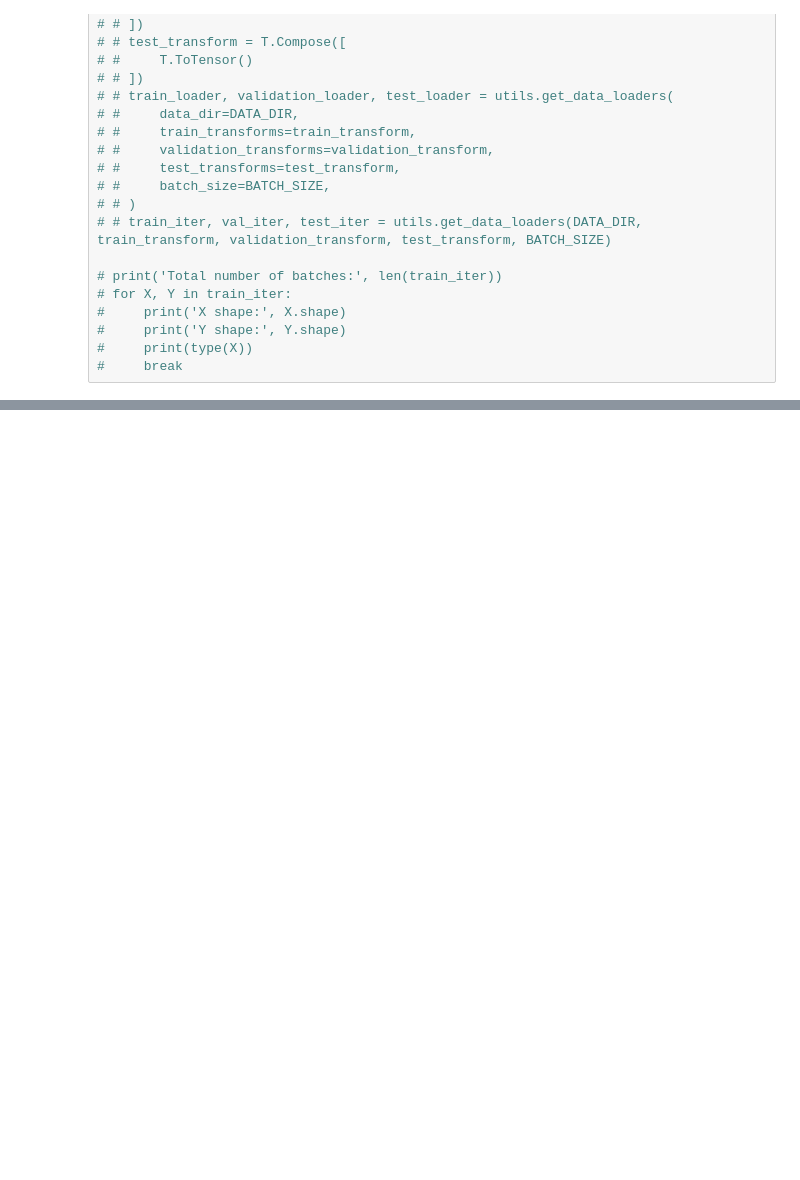
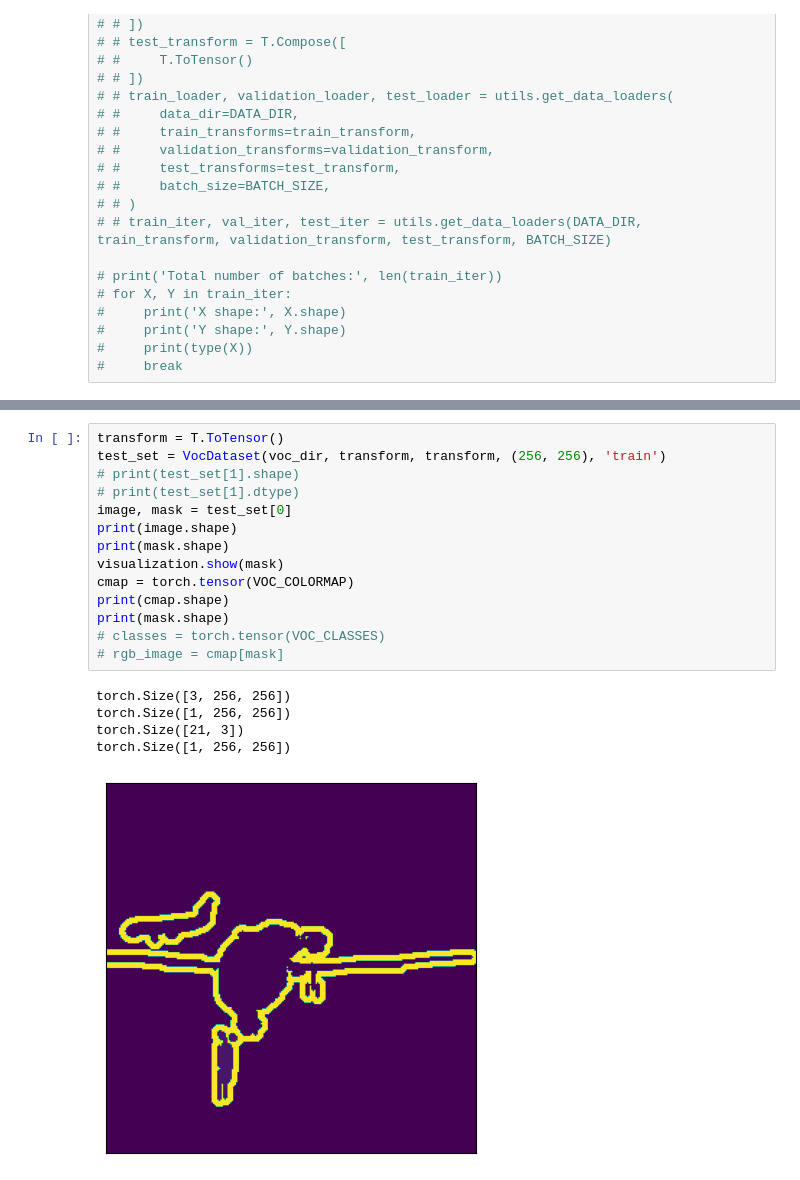
Before and after one commit to hjmillard/U-Net, a Jupyter notebook: dataset.ipynb, the cells around one changed output, grey strips where cells are left out. Cells and saved outputs as stored; diff of their text form; blank space fills up the shorter version.

```diff
--- a/dataset.ipynb
+++ b/dataset.ipynb
@@ -279,0 +365,20 @@ for images, masks in train_set:
+# %%
+transform = T.ToTensor()
+test_set = VocDataset(voc_dir, transform, transform, (256, 256), 'train')
+# print(test_set[1].shape)
+# print(test_set[1].dtype)
+image, mask = test_set[0]
+print(image.shape)
+print(mask.shape)
+visualization.show(mask)
+cmap = torch.tensor(VOC_COLORMAP)
+print(cmap.shape)
+print(mask.shape)
+# classes = torch.tensor(VOC_CLASSES)
+# rgb_image = cmap[mask]
+# %% [output]
+torch.Size([3, 256, 256])
+torch.Size([1, 256, 256])
+torch.Size([21, 3])
+torch.Size([1, 256, 256])
+[figure, added]
```
Also changed, not shown: parts of 12 cells of this notebook.
